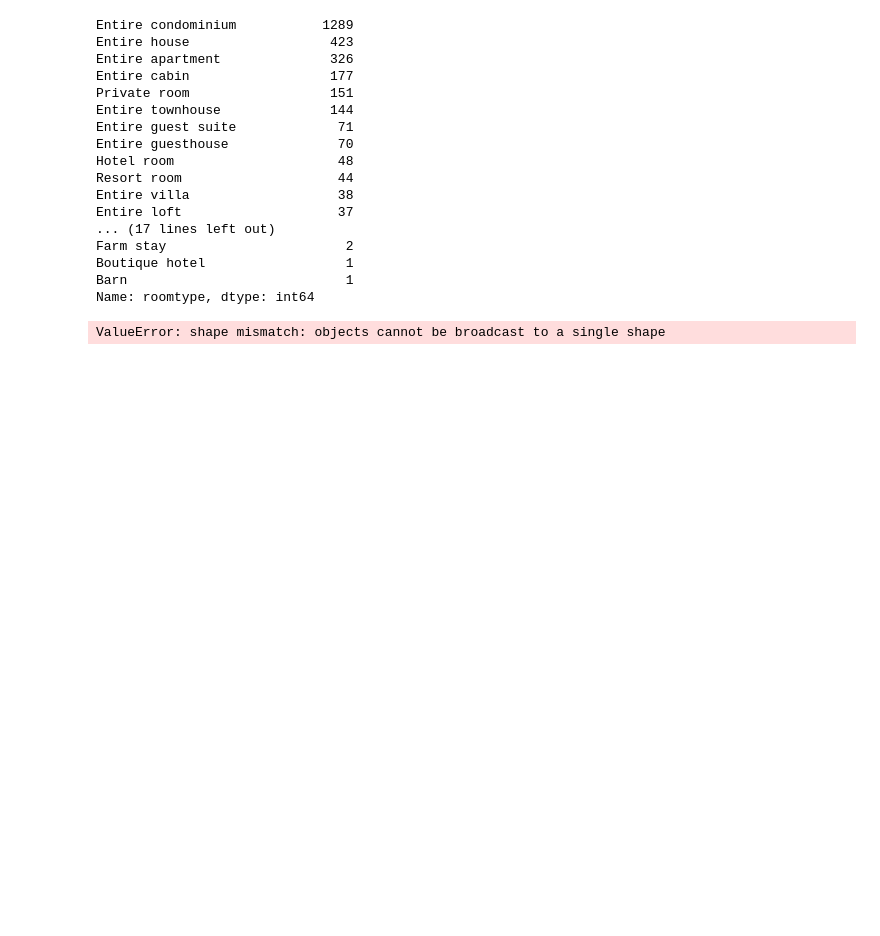
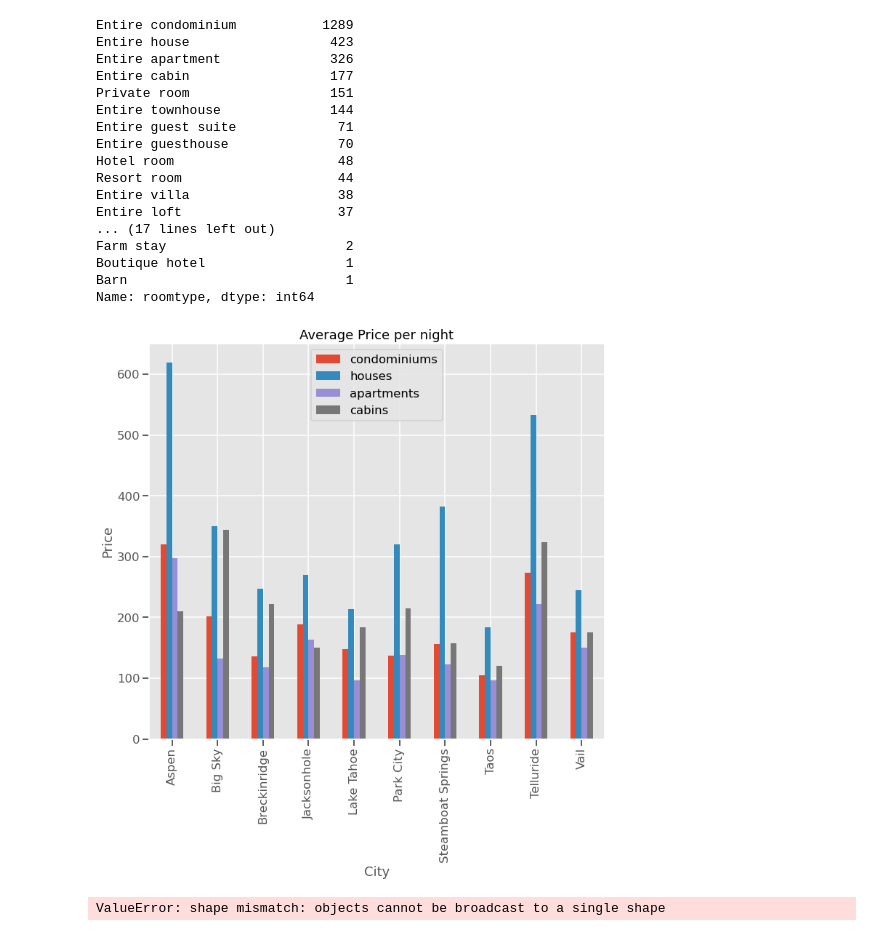
Before and after one commit to laurenschoener/Airbnb-Ski-Rental-Home, a Jupyter notebook: notebooks/clean_airbnb_data.ipynb, the cells around one changed output. Drawn from its saved outputs; the diff is of its cells as text; code cells hidden in the pictures; blank space fills up the shorter version.

```diff
--- a/notebooks/clean_airbnb_data.ipynb
+++ b/notebooks/clean_airbnb_data.ipynb
@@ -252,0 +262,5 @@ df_plot = df.DataFrame({''})
+# %%
+condominium_df = df[df['roomtype'] == 'Entire condominium']
+house_df = df[df['roomtype'] == 'Entire house']
+apartment_df = df[df['roomtype'] == 'Entire apartment']
+cabin_df = df[df['roomtype'] == 'Entire cabin']
@@ -252,0 +272,22 @@ df_plot = df.DataFrame({''})
+# %%
+c = condominium_df.groupby('city').mean()
+h = house_df.groupby('city').mean()
+a = apartment_df.groupby('city').mean()
+b = cabin_df.groupby('city').mean()
+# %%
+import matplotlib.pyplot as plt
+plotdata = pd.DataFrame({
+    "condominiums": c['price'],
+    "houses": h['price'],
+    "apartments": a['price'],
+    "cabins": b['price']
+    },
+    index=c.index
+)
+plotdata.plot(kind="bar", figsize=(10,10))
+plt.title("Average Price per night")
+plt.xlabel("City")
+plt.ylabel("Price")
+fig.savefig('../images/rentaltype_price.jpg')
+# %% [output]
+[figure, added]
```
Also changed, not shown: parts of 4 cells of this notebook, 4 other files.
